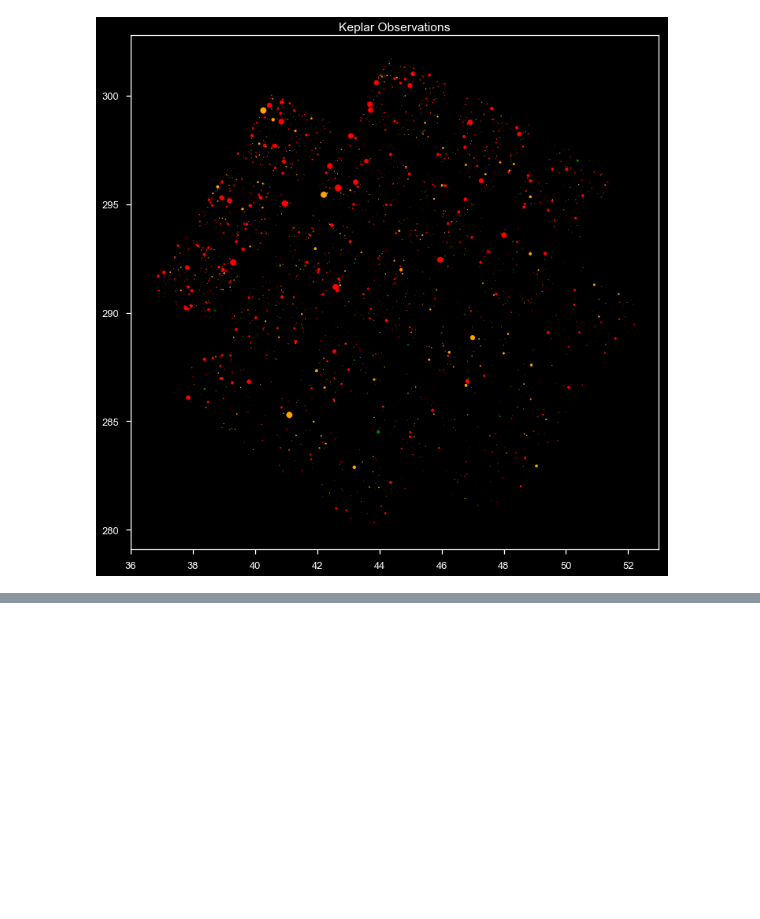
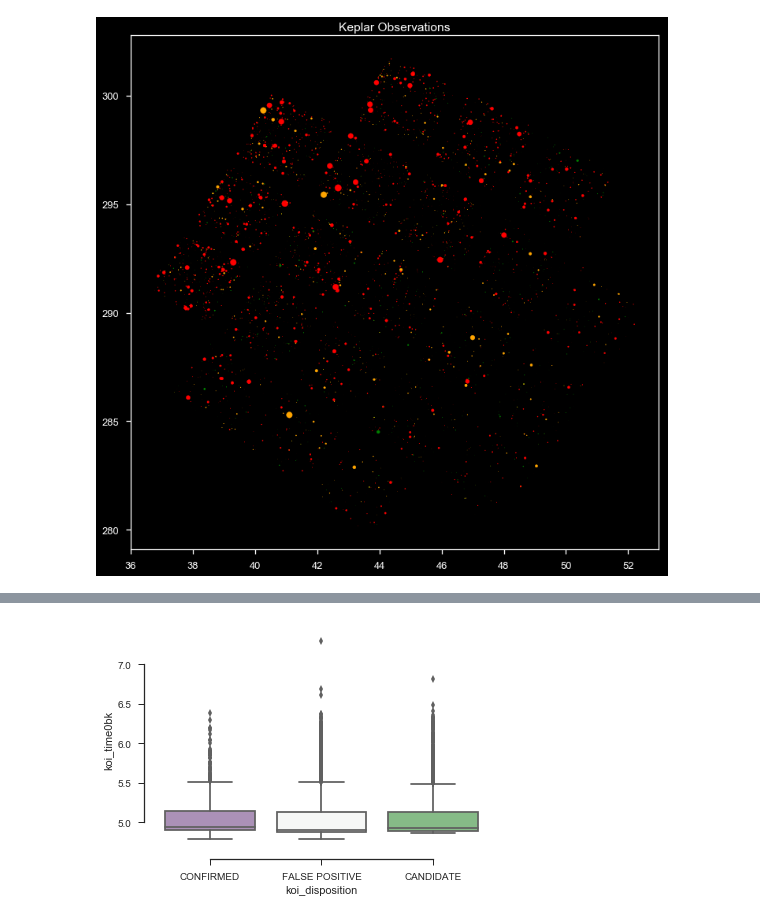
Before and after one commit to DimitriKourouniotis/Capstone2Exoplanets, a Jupyter notebook: EDA Kepler capstone Candidates and Confirms.ipynb, the cells around one changed output, grey strips where cells are left out. Cells and saved outputs as stored; diff of their text form; code cells hidden in the pictures; blank space fills up the shorter version.

```diff
--- a/EDA Kepler capstone Candidates and Confirms.ipynb
+++ b/EDA Kepler capstone Candidates and Confirms.ipynb
@@ -125,0 +158,8 @@ plt.show();
+# %%
+# Draw a boxplot to show time by disposition
+y = np.log(df["koi_time0bk"])
+sns.boxplot(x='koi_disposition', y=y,  data=stardf, palette="PRGn")
+sns.despine(offset=10, trim=True)
+plt.show()
+# %% [output]
+[figure, added]
```
Also changed, not shown: parts of 5 cells of this notebook.
